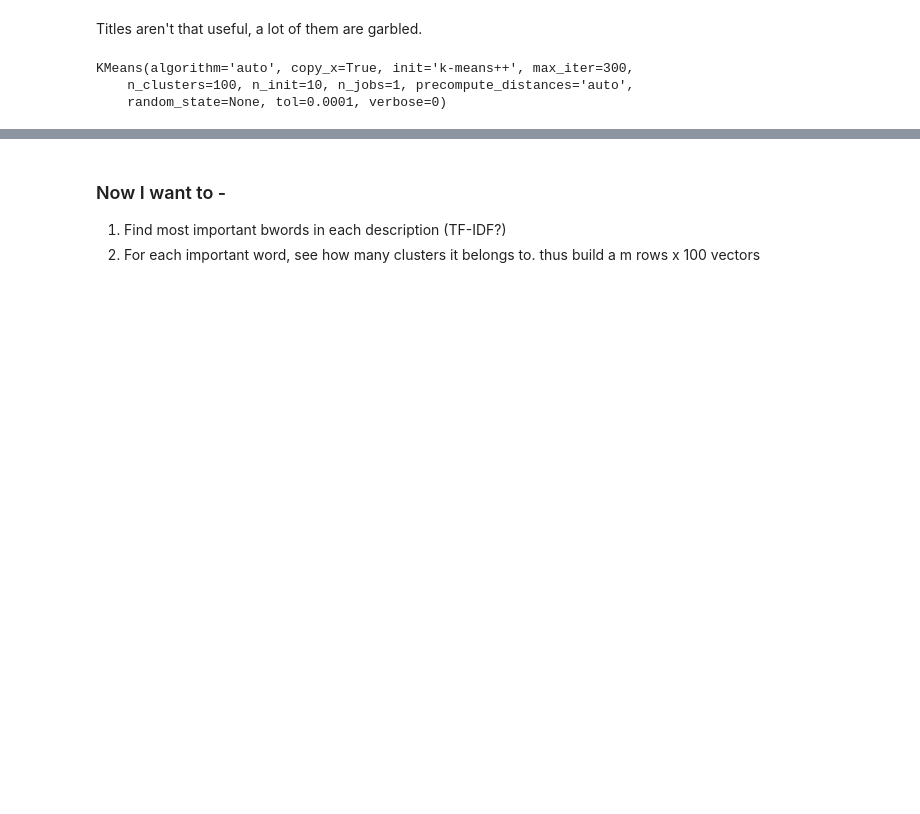
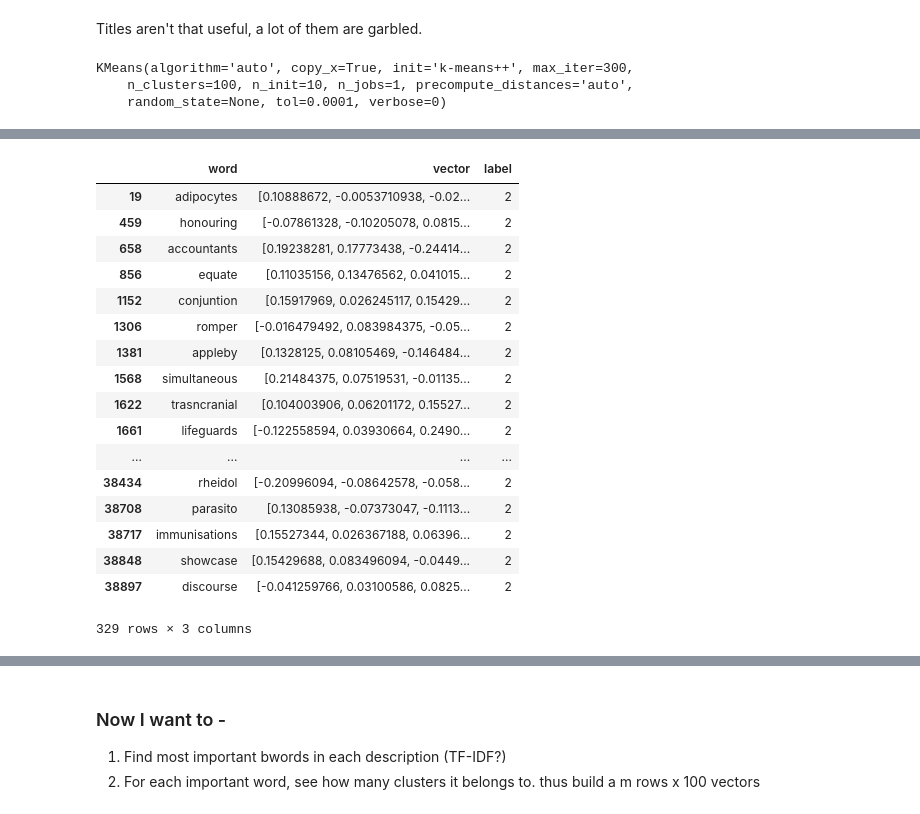
Before and after one commit to CalmDownKarm/360classification, a Jupyter notebook: Untitled.ipynb, the cells around one changed output, grey strips where cells are left out. Drawn from its saved outputs; the diff is of its cells as text; code cells hidden in the pictures; blank space fills up the shorter version.

```diff
--- a/Untitled.ipynb
+++ b/Untitled.ipynb
@@ -72,4 +68,25 @@ df.groupby('label').count()
 100 rows × 2 columns
+# %%
+df[df.label==2]
+# %% [output]
+|  | word | vector | label |
+| 19 | adipocytes | [0.10888672, -0.0053710938, -0.02... | 2 |
+| 459 | honouring | [-0.07861328, -0.10205078, 0.0815... | 2 |
+| 658 | accountants | [0.19238281, 0.17773438, -0.24414... | 2 |
+| 856 | equate | [0.11035156, 0.13476562, 0.041015... | 2 |
+| 1152 | conjuntion | [0.15917969, 0.026245117, 0.15429... | 2 |
+| 1306 | romper | [-0.016479492, 0.083984375, -0.05... | 2 |
+| 1381 | appleby | [0.1328125, 0.08105469, -0.146484... | 2 |
+| 1568 | simultaneous | [0.21484375, 0.07519531, -0.01135... | 2 |
+| 1622 | trasncranial | [0.104003906, 0.06201172, 0.15527... | 2 |
+| 1661 | lifeguards | [-0.122558594, 0.03930664, 0.2490... | 2 |
+| ... | ... | ... | ... |
+| 38434 | rheidol | [-0.20996094, -0.08642578, -0.058... | 2 |
+| 38708 | parasito | [0.13085938, -0.07373047, -0.1113... | 2 |
+| 38717 | immunisations | [0.15527344, 0.026367188, 0.06396... | 2 |
+| 38848 | showcase | [0.15429688, 0.083496094, -0.0449... | 2 |
+| 38897 | discourse | [-0.041259766, 0.03100586, 0.0825... | 2 |
+329 rows × 3 columns
 # %%
 cleaned_descs = []
 for desc in descs:
```
Also changed, not shown: parts of 14 cells of this notebook.
